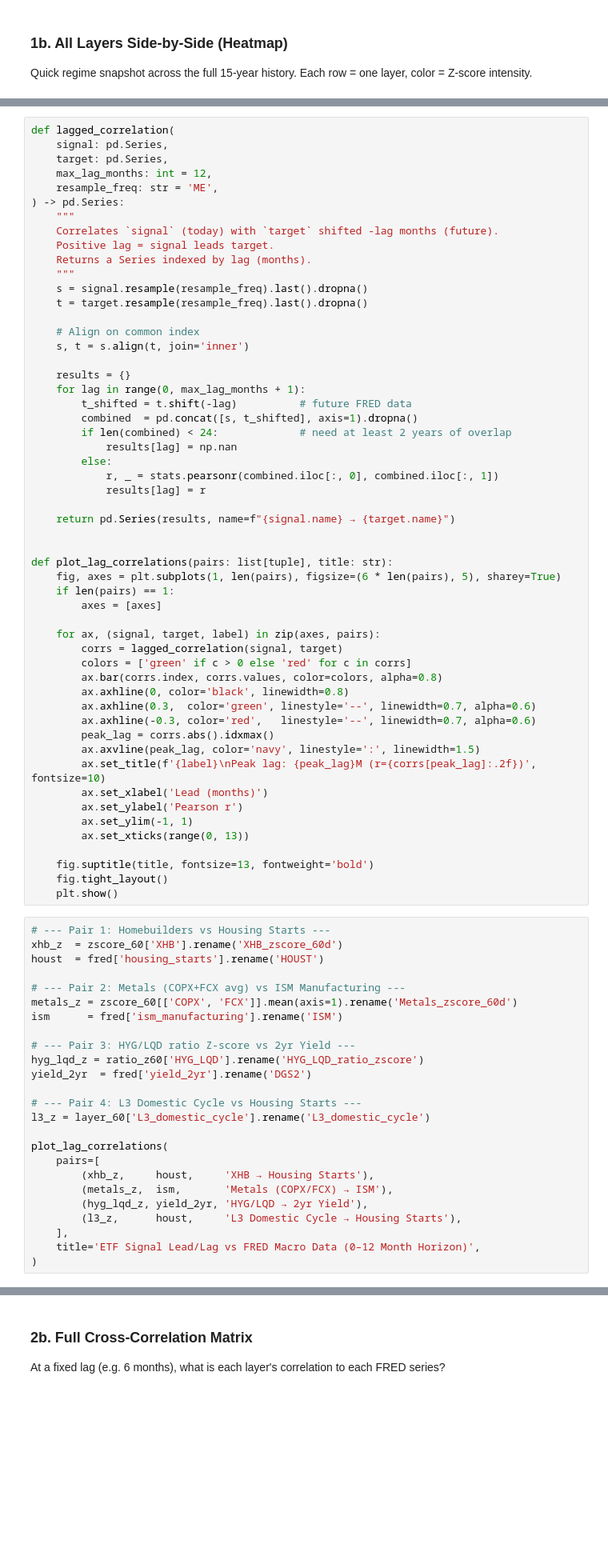
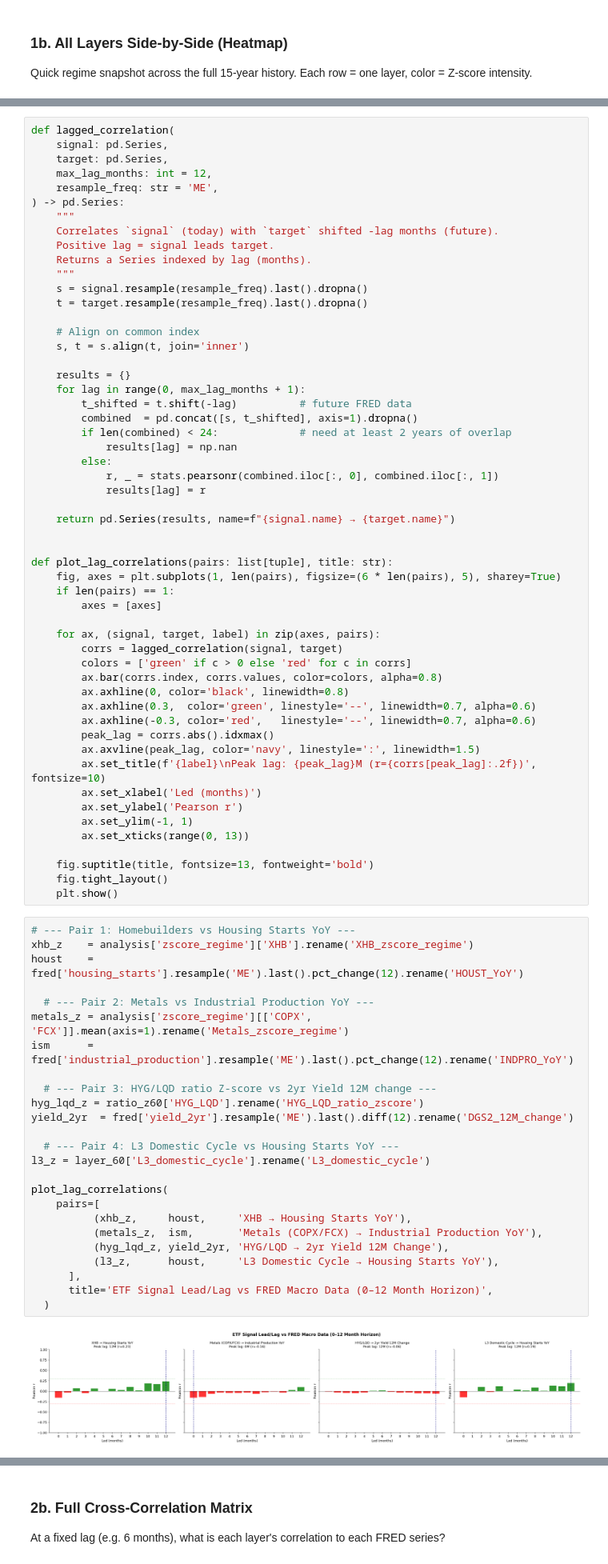
Before and after one commit to anshulrdhanker/macro_regime, a Jupyter notebook: macro_barometer_research.ipynb, the cells around one changed output, grey strips where cells are left out. Shown at 80% size. Cells and saved outputs as stored; diff of their text form; blank space fills up the shorter version.

```diff
--- a/macro_barometer_research.ipynb
+++ b/macro_barometer_research.ipynb
@@ -196,7 +213,7 @@ def plot_lag_correlations(pairs: list[tuple], title: str):
         peak_lag = corrs.abs().idxmax()
         ax.axvline(peak_lag, color='navy', linestyle=':', linewidth=1.5)
         ax.set_title(f'{label}\nPeak lag: {peak_lag}M (r={corrs[peak_lag]:.2f})', fontsize=10)
-        ax.set_xlabel('Lead (months)')
+        ax.set_xlabel('Led (months)')
         ax.set_ylabel('Pearson r')
         ax.set_ylim(-1, 1)
         ax.set_xticks(range(0, 13))
@@ -205,27 +222,29 @@ def plot_lag_correlations(pairs: list[tuple], title: str):
     fig.tight_layout()
     plt.show()
 # %%
-# --- Pair 1: Homebuilders vs Housing Starts ---
-xhb_z  = zscore_60['XHB'].rename('XHB_zscore_60d')
-houst  = fred['housing_starts'].rename('HOUST')
+# --- Pair 1: Homebuilders vs Housing Starts YoY ---
+xhb_z    = analysis['zscore_regime']['XHB'].rename('XHB_zscore_regime')
+houst    = fred['housing_starts'].resample('ME').last().pct_change(12).rename('HOUST_YoY')
 
-# --- Pair 2: Metals (COPX+FCX avg) vs ISM Manufacturing ---
-metals_z = zscore_60[['COPX', 'FCX']].mean(axis=1).rename('Metals_zscore_60d')
-ism      = fred['ism_manufacturing'].rename('ISM')
+  # --- Pair 2: Metals vs Industrial Production YoY ---
+metals_z = analysis['zscore_regime'][['COPX', 'FCX']].mean(axis=1).rename('Metals_zscore_regime')
+ism      = fred['industrial_production'].resample('ME').last().pct_change(12).rename('INDPRO_YoY')
 
-# --- Pair 3: HYG/LQD ratio Z-score vs 2yr Yield ---
+  # --- Pair 3: HYG/LQD ratio Z-score vs 2yr Yield 12M change ---
 hyg_lqd_z = ratio_z60['HYG_LQD'].rename('HYG_LQD_ratio_zscore')
-yield_2yr  = fred['yield_2yr'].rename('DGS2')
+yield_2yr  = fred['yield_2yr'].resample('ME').last().diff(12).rename('DGS2_12M_change')
 
-# --- Pair 4: L3 Domestic Cycle vs Housing Starts ---
+  # --- Pair 4: L3 Domestic Cycle vs Housing Starts YoY ---
 l3_z = layer_60['L3_domestic_cycle'].rename('L3_domestic_cycle')
 
 plot_lag_correlations(
     pairs=[
-        (xhb_z,     houst,     'XHB → Housing Starts'),
-        (metals_z,  ism,       'Metals (COPX/FCX) → ISM'),
-        (hyg_lqd_z, yield_2yr, 'HYG/LQD → 2yr Yield'),
-        (l3_z,      houst,     'L3 Domestic Cycle → Housing Starts'),
-    ],
-    title='ETF Signal Lead/Lag vs FRED Macro Data (0–12 Month Horizon)',
-)
+          (xhb_z,     houst,     'XHB → Housing Starts YoY'),
+          (metals_z,  ism,       'Metals (COPX/FCX) → Industrial Production YoY'),
+          (hyg_lqd_z, yield_2yr, 'HYG/LQD → 2yr Yield 12M Change'),
+          (l3_z,      houst,     'L3 Domestic Cycle → Housing Starts YoY'),
+      ],
+      title='ETF Signal Lead/Lag vs FRED Macro Data (0–12 Month Horizon)',
+  )
+# %% [output]
+[figure, added]
```
Also changed, not shown: parts of 9 cells of this notebook, 5 other files.
